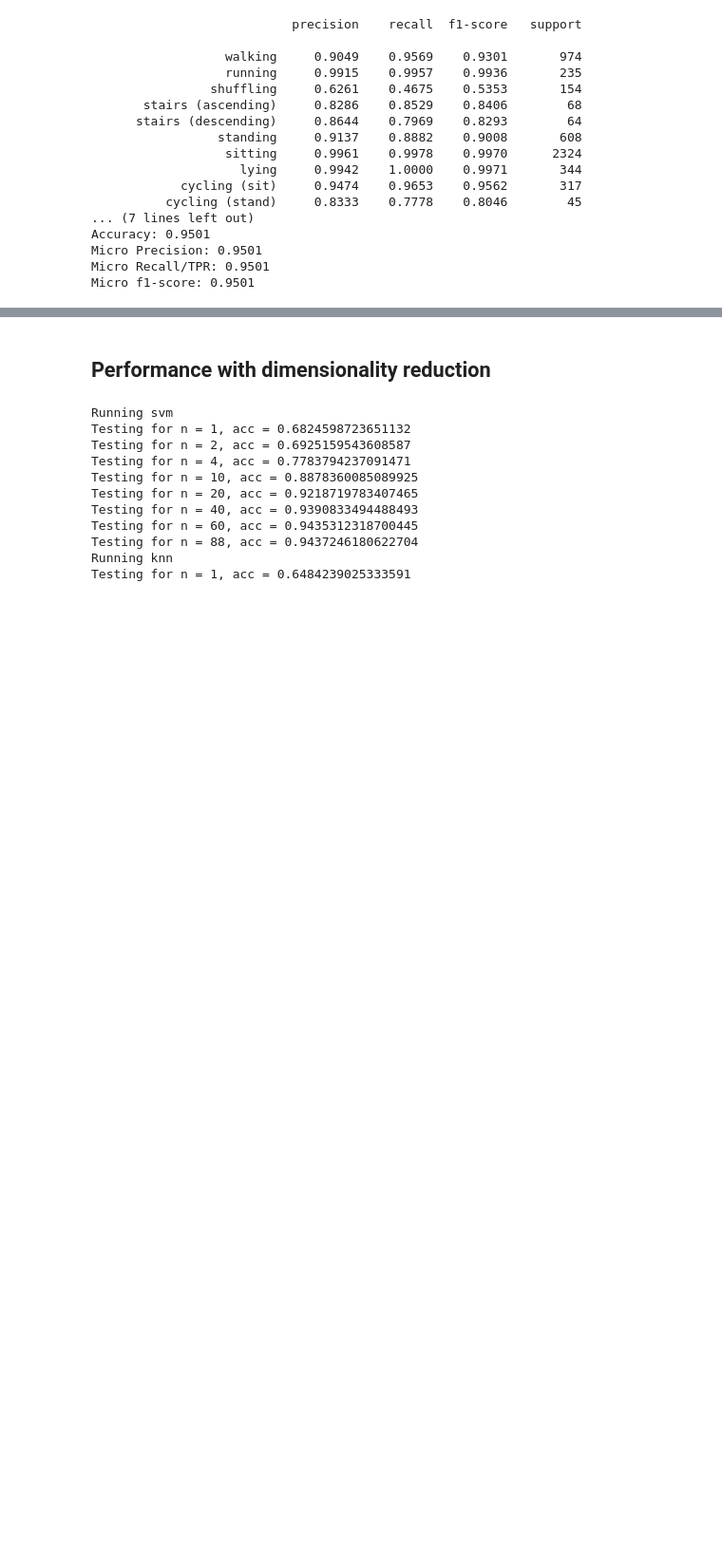
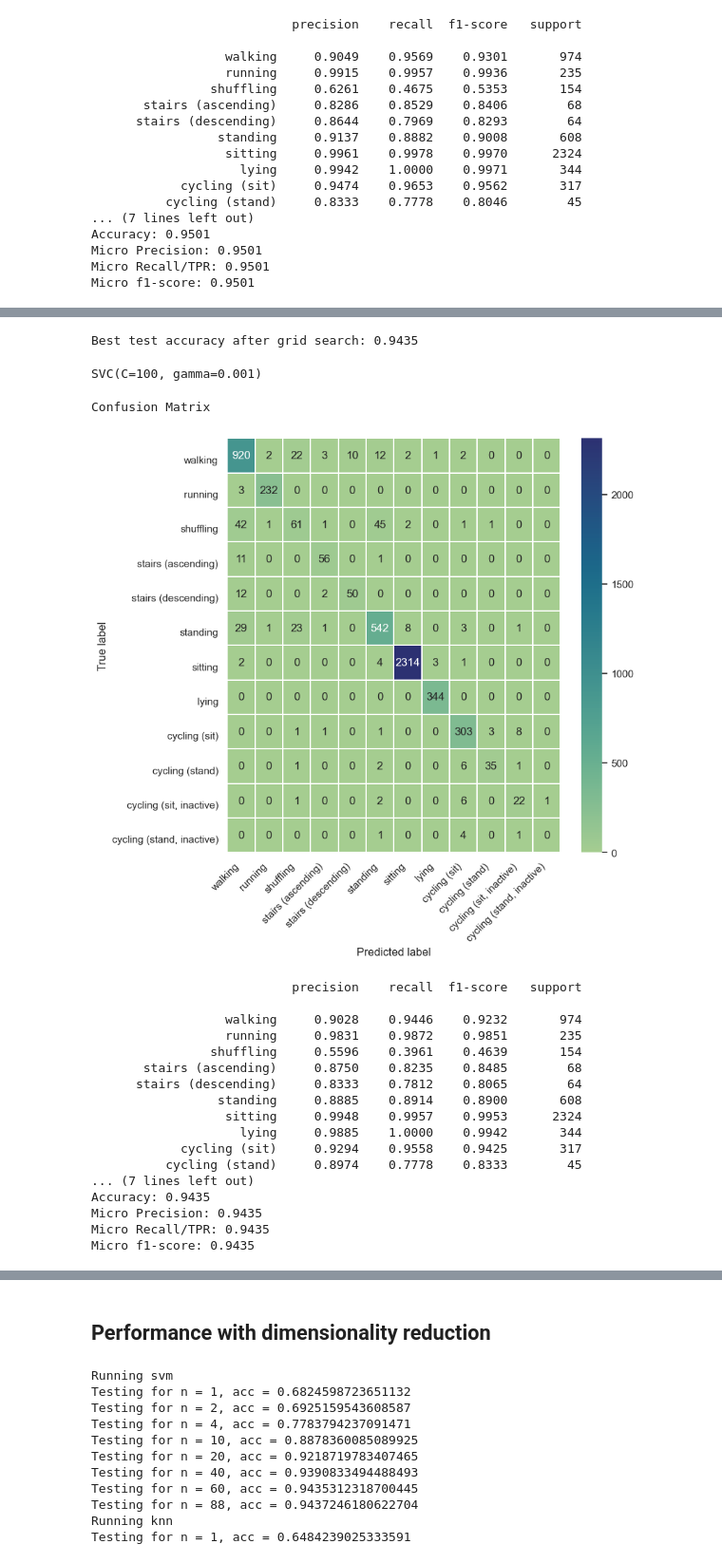
Before and after one commit to atakanksha/data245_harth, a Jupyter notebook: DATA245_harth.ipynb, the cells around one changed output, grey strips where cells are left out. Shown at 95% size. Drawn from its saved outputs; the diff is of its cells as text; code cells hidden in the pictures; blank space fills up the shorter version.

```diff
--- a/DATA245_harth.ipynb
+++ b/DATA245_harth.ipynb
@@ -47,8 +60,8 @@ def remap_labels(y):
         remap_y[y == class_code] = class_id
     return remap_y
 
-X = np.load('./features.npy')
-y_orig = np.load('./labels.npy')
+X = np.load('./data245_harth/features.npy')
+y_orig = np.load('./data245_harth/labels.npy')
 y = remap_labels(y_orig)
 
 print(f'Number of classes: {num_classes}')
@@ -263,0 +271,24 @@ Micro f1-score: 0.9501
+# %%
+from sklearn.model_selection import GridSearchCV
+from sklearn.svm import SVC
+from sklearn import metrics
+from sklearn.metrics import accuracy_score, make_scorer
+
+# Normalize the features.
+scaler = preprocessing.StandardScaler()
+scaler.fit(X_train)
+X_train_norm = scaler.transform(X_train)
+X_test_norm = scaler.transform(X_test)
+# %%
+# Grid search.
+parameters = [
+    {"kernel": ["rbf"], "gamma": [1e-2, 1e-3, 1e-4], "C": [10, 100, 1000]},
+    {"kernel": ["linear"], "C": [1, 10]},
+]
+
+grid_search = GridSearchCV(
+    SVC(), parameters, scoring=make_scorer(accuracy_score), cv=5, n_jobs=2, return_train_score=True
+)
+grid_search.fit(X_train_norm, y_train)
+print(f'Best training accuracy with 5-fold cross validation: {grid_search.best_score_}')
+print(f'Best parameters: \n{grid_search.best_params_}')
@@ -263,0 +303,35 @@ Micro f1-score: 0.9501
+# %%
+best_svc_model = grid_search.best_estimator_
+y_test_pred = best_svc_model.predict(X_test_norm)
+acc = accuracy_score(y_test, y_test_pred)
+print(f'Best test accuracy after grid search: {acc:.4f}')
+# %% [output]
+Best test accuracy after grid search: 0.9435
+# %%
+# Fit using the best model.
+svm_clf = SVC(C=100, gamma=0.001, kernel='rbf')
+svm_clf.fit(X_train_norm, y_train)
+# %% [output]
+SVC(C=100, gamma=0.001)
+# %%
+compute_model_metrics(svm_clf, X_test_norm, y_test)
+# %% [output]
+Confusion Matrix
+[figure, added]
+                           precision    recall  f1-score   support
+
+                  walking     0.9028    0.9446    0.9232       974
+                  running     0.9831    0.9872    0.9851       235
+                shuffling     0.5596    0.3961    0.4639       154
+       stairs (ascending)     0.8750    0.8235    0.8485        68
+      stairs (descending)     0.8333    0.7812    0.8065        64
+                 standing     0.8885    0.8914    0.8900       608
+                  sitting     0.9948    0.9957    0.9953      2324
+                    lying     0.9885    1.0000    0.9942       344
+            cycling (sit)     0.9294    0.9558    0.9425       317
+          cycling (stand)     0.8974    0.7778    0.8333        45
+... (7 lines left out)
+Accuracy: 0.9435
+Micro Precision: 0.9435
+Micro Recall/TPR: 0.9435
+Micro f1-score: 0.9435
```
Also changed, not shown: parts of 13 cells of this notebook, 1 other file.
